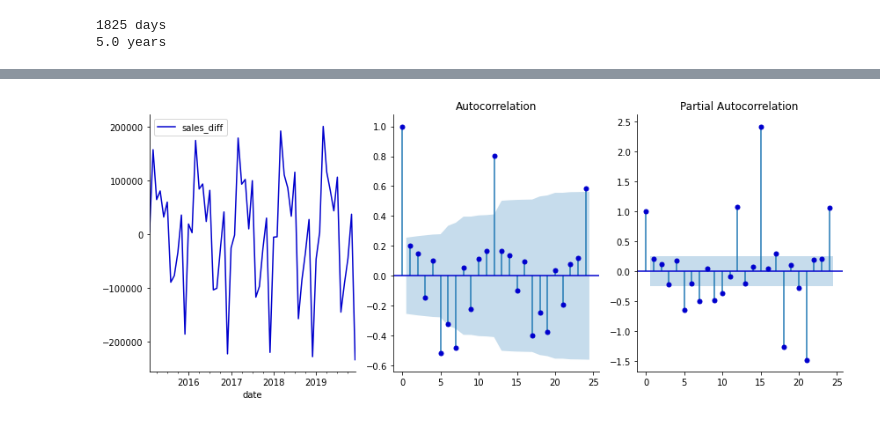
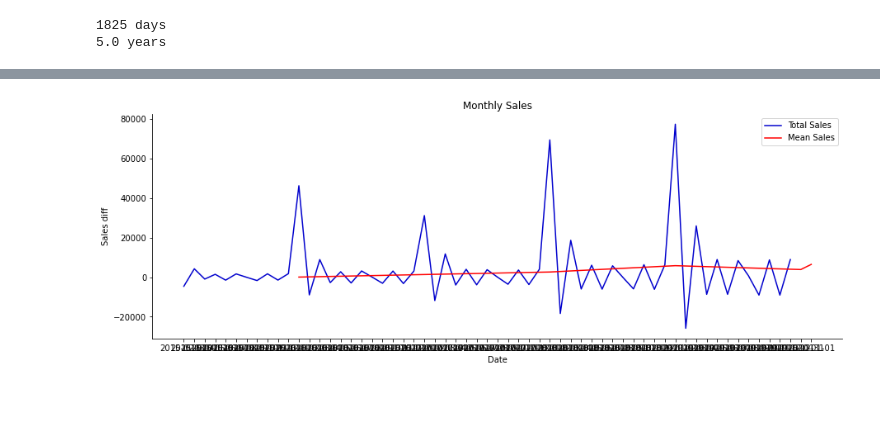
Before and after one commit to Matheus1gf/capstone_project, a Jupyter notebook: 01-clean_data_eda.ipynb, the cells around one changed output, grey strips where cells are left out. Cells and saved outputs as stored; diff of their text form; code cells hidden in the pictures.

```diff
--- a/01-clean_data_eda.ipynb
+++ b/01-clean_data_eda.ipynb
@@ -124,3 +159,7 @@ time_plot(month_df, 'date', 'sales', 'Monthly Sales Before Diff Transformation')
 # %%
-stationary_df = get_diff(month_df)
-time_plot(stationary_df, 'date', 'sales_diff', 'Monthly Sales After Diff Transformation')
+# turning into stationary graph
+stationary = month_df.copy()
+stationary['sales_diff'] = stationary.sales.diff()
+stationary = stationary.dropna()
+# Save the information for one csv file
+stationary.to_csv('data/stationary_df.csv')
@@ -129,19 +166,34 @@ time_plot(stationary_df, 'date', 'sales_diff', 'Monthly Sales After Diff Transfo
-# %%
-# Observing Lags
-dt_data = stationary_df.set_index('date').drop('sales', axis=1)
-dt_data.dropna(axis=0)
-
-layout = (1, 3)
-raw  = plt.subplot2grid(layout, (0, 0))
-acf  = plt.subplot2grid(layout, (0, 1))
-pacf = plt.subplot2grid(layout, (0, 2))
-
-dt_data.plot(ax=raw, figsize=(12, 5), color='mediumblue')
-smt.graphics.plot_acf(dt_data, lags=24, ax=acf, color='mediumblue')
-smt.graphics.plot_pacf(dt_data, lags=24, ax=pacf, color='mediumblue')
-sns.despine()
-plt.tight_layout()
-# %% [output]
-[figure, removed]
+# %%
+# Plot the graph stationary after the transformation
+#Determining Stationary
+fig, ax = plt.subplots(figsize=(15,5))
+# Plot the primary graph with the month sales
+sns.lineplot('date', 'sales_diff', data=stationary, ax=ax, color='mediumblue', label='Total Sales')
+
+# Copy and set the date time for date_grouped
+date_grouped_stacionary = stationary.copy()
+date_grouped_stacionary.index = pd.to_datetime(date_grouped_stacionary.index, errors='coerce')
+
+# groups the years for the first day of the month with the 'AS' parameter
+date_grouped_stacionary = date_grouped_stacionary.groupby(pd.Grouper(level=0, freq='AS')).mean().reset_index()
+
+# Set the timestamp
+date_grouped_stacionary.date = date_grouped_stacionary.date.dt.strftime('%Y-%m-%d')
+
+# Set de date time for the result and format the date
+date_grouped_stacionary.date = pd.to_datetime(date_grouped_stacionary.date, format='%Y-%m-%d', errors='coerce')
+
+# Calculate the date_grouped with the timedelta for 365 days and format the result for timestamp
+date_count = date_grouped_stacionary.date + pd.Timedelta(days=365)
+date_count = date_count.dt.strftime('%Y-%m-%d')
+
+# Plot de graph with the date_count and the date_grouped results
+sns.lineplot(date_count, 'sales_diff', data=date_grouped_stacionary, ax=ax, color='red', label='Mean Sales')
+
+ax.set(xlabel = "Date", ylabel = "Sales diff", title = 'Monthly Sales')
+
+sns.despine()
+# %% [output]
+[figure, added]
 # %%
 # Preparing dataset modeling
```
Also changed, not shown: parts of 13 cells of this notebook, 26 other files.
